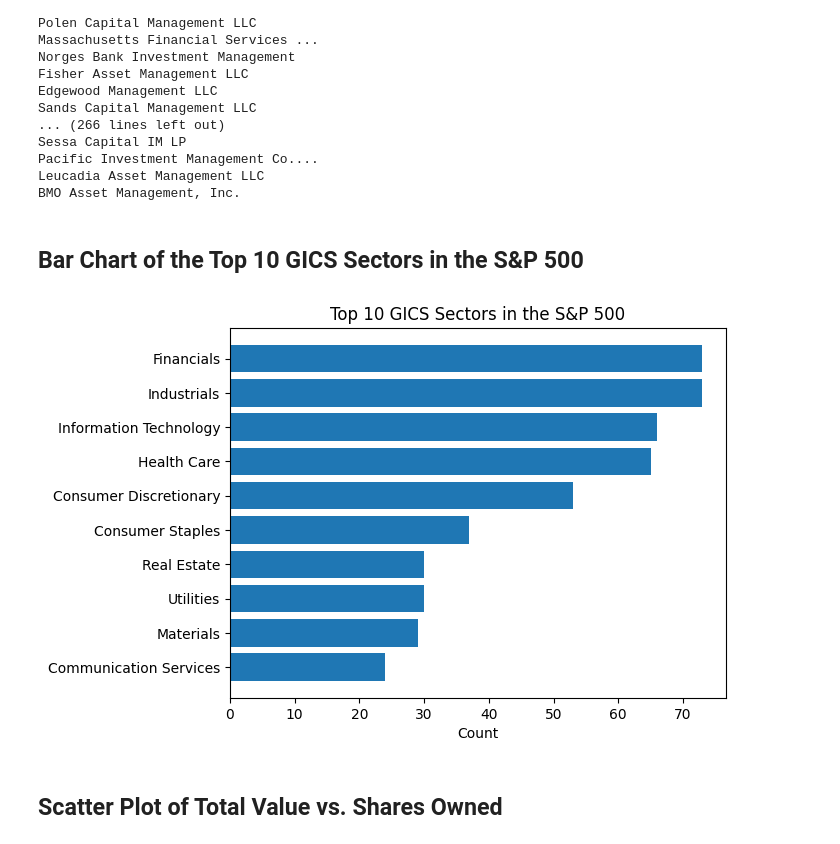
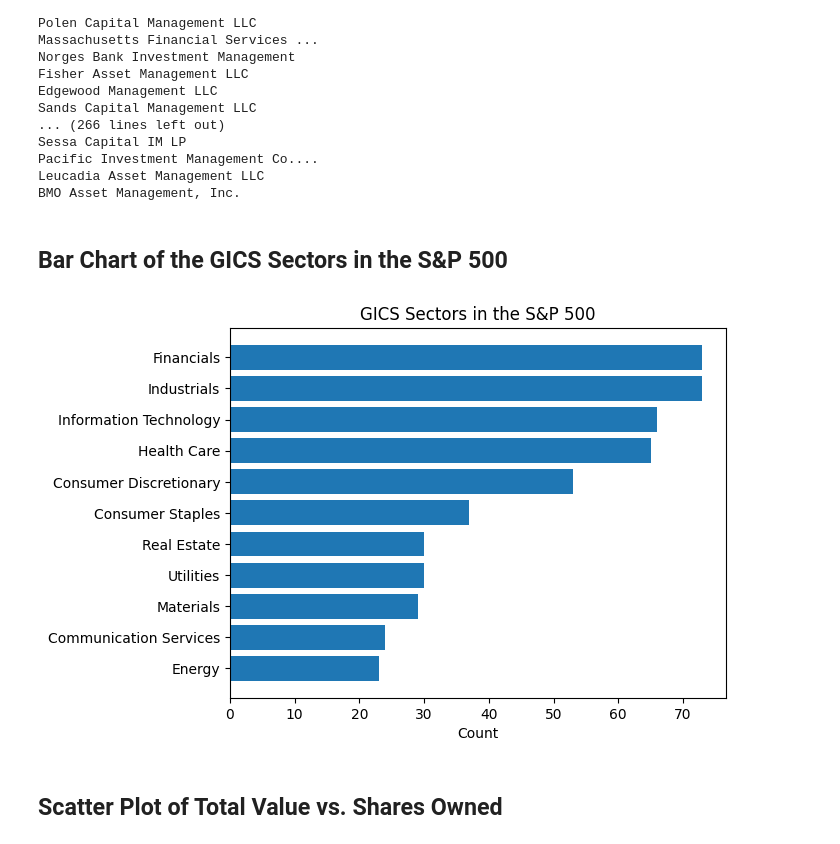
Before and after one commit to ParadoxVal/top-shareholders-distribution, a Jupyter notebook: notebook.ipynb, the cells around one changed output. Cells and saved outputs as stored; diff of their text form; code cells hidden in the pictures.

```diff
--- a/notebook.ipynb
+++ b/notebook.ipynb
@@ -196,23 +197,23 @@ Pacific Investment Management Co....
 Leucadia Asset Management LLC
 BMO Asset Management, Inc.
 # %% [markdown]
-## Bar Chart of the Top 10 GICS Sectors in the S&P 500
+## Bar Chart of the GICS Sectors in the S&P 500
 # %%
 # Create a new dataframe with the count of stocks in each GICS Sector
 sector_count = sp500_table.groupby('GICS Sector')['Symbol'].count().reset_index()
 sector_count = sector_count.rename(columns={'Symbol': 'Count'})
 
 # Sort the dataframe by Count in descending order
 sector_count = sector_count.sort_values('Count', ascending=False)
 
 # Plot the top 10 GICS Sectors
-plt.barh(sector_count['GICS Sector'][:10], sector_count['Count'][:10])
+plt.barh(sector_count['GICS Sector'], sector_count['Count'])
 plt.gca().invert_yaxis() # Invert the y-axis so that the top sector is at the top
-plt.title('Top 10 GICS Sectors in the S&P 500')
+plt.title('GICS Sectors in the S&P 500')
 plt.xlabel('Count')
 plt.show()
 # %% [output]
-[figure, old version]
+[figure, new version]
 # %% [markdown]
 ## Scatter Plot of Total Value vs. Shares Owned
 # %%
```
Also changed, not shown: parts of 3 cells of this notebook.
